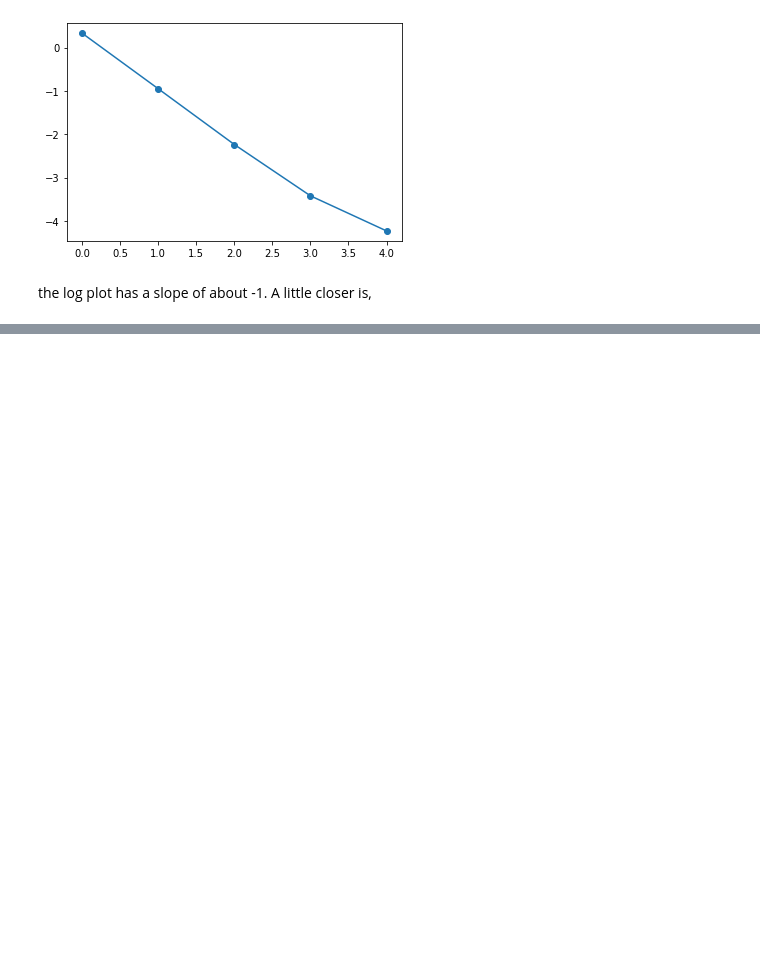
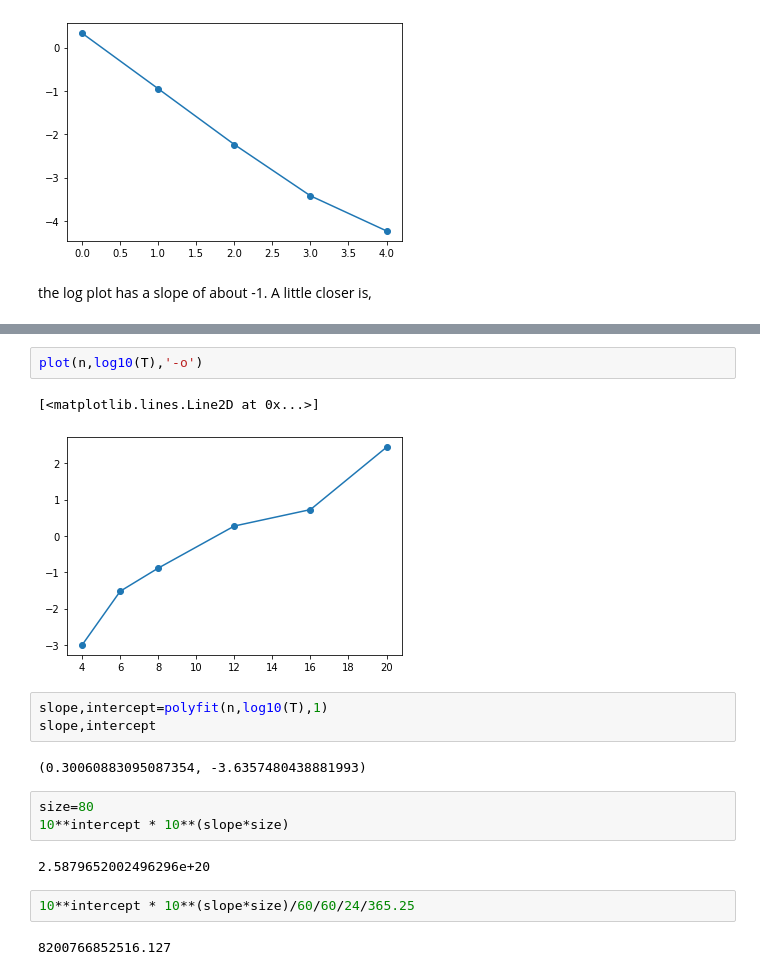
Before and after one commit to bblais/AI-and-Robotics-Fall-2021-Class-Notebooks, a Jupyter notebook: Sprint #2 - Learning and Simulation/2021-10-14 TTT - Minimax Scale.ipynb, the cells around one changed output, grey strips where cells are left out. Cells and saved outputs as stored; diff of their text form; blank space fills up the shorter version.

```diff
--- a/Sprint #2 - Learning and Simulation/2021-10-14 TTT - Minimax Scale.ipynb
+++ b/Sprint #2 - Learning and Simulation/2021-10-14 TTT - Minimax Scale.ipynb
@@ -132,0 +154,19 @@ $$
+# %%
+plot(n,log10(T),'-o')
+# %% [output]
+[<matplotlib.lines.Line2D at 0x...>]
+[figure, added]
+# %%
+slope,intercept=polyfit(n,log10(T),1)
+slope,intercept
+# %% [output]
+(0.30060883095087354, -3.6357480438881993)
+# %%
+size=80
+10**intercept * 10**(slope*size)
+# %% [output]
+2.5879652002496296e+20
+# %%
+10**intercept * 10**(slope*size)/60/60/24/365.25
+# %% [output]
+8200766852516.127
```
Also changed, not shown: parts of 10 cells of this notebook, 6 other files.
